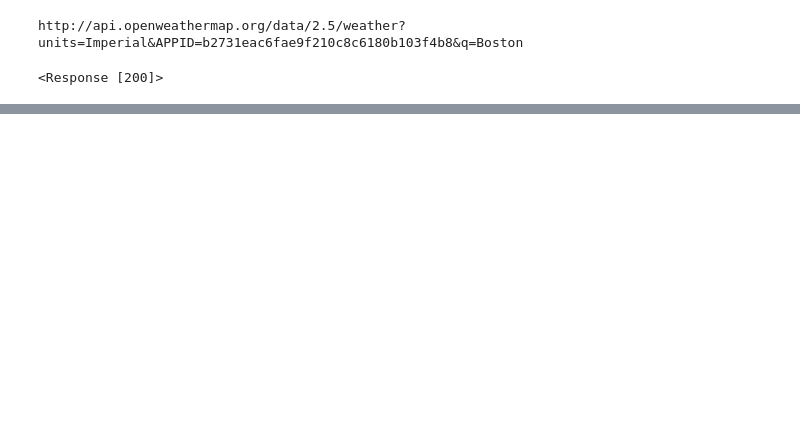
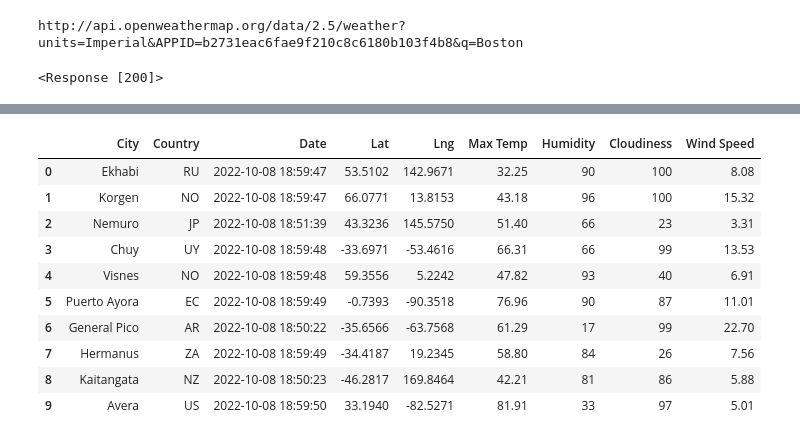
Before and after one commit to SamvsP4K/World_Weather_Analysis, a Jupyter notebook: WeatherPy.ipynb, the cells around one changed output, grey strips where cells are left out. Drawn from its saved outputs; the diff is of its cells as text; code cells hidden in the pictures; blank space fills up the shorter version.

```diff
--- a/WeatherPy.ipynb
+++ b/WeatherPy.ipynb
@@ -183,0 +240,18 @@ city_data_df.head(10)
+# %%
+#Re-ordering columns in DF
+new_column_order = ["City","Country","Date","Lat","Lng","Max Temp","Humidity","Cloudiness","Wind Speed"]
+city_data_df = city_data_df[new_column_order]
+# %%
+city_data_df.head(10)
+# %% [output]
+|  | City | Country | Date | Lat | Lng | Max Temp | Humidity | Cloudiness | Wind Speed |
+| 0 | Ekhabi | RU | 2022-10-08 18:59:47 | 53.5102 | 142.9671 | 32.25 | 90 | 100 | 8.08 |
+| 1 | Korgen | NO | 2022-10-08 18:59:47 | 66.0771 | 13.8153 | 43.18 | 96 | 100 | 15.32 |
+| 2 | Nemuro | JP | 2022-10-08 18:51:39 | 43.3236 | 145.5750 | 51.40 | 66 | 23 | 3.31 |
+| 3 | Chuy | UY | 2022-10-08 18:59:48 | -33.6971 | -53.4616 | 66.31 | 66 | 99 | 13.53 |
+| 4 | Visnes | NO | 2022-10-08 18:59:48 | 59.3556 | 5.2242 | 47.82 | 93 | 40 | 6.91 |
+| 5 | Puerto Ayora | EC | 2022-10-08 18:59:49 | -0.7393 | -90.3518 | 76.96 | 90 | 87 | 11.01 |
+| 6 | General Pico | AR | 2022-10-08 18:50:22 | -35.6566 | -63.7568 | 61.29 | 17 | 99 | 22.70 |
+| 7 | Hermanus | ZA | 2022-10-08 18:59:49 | -34.4187 | 19.2345 | 58.80 | 84 | 26 | 7.56 |
+| 8 | Kaitangata | NZ | 2022-10-08 18:50:23 | -46.2817 | 169.8464 | 42.21 | 81 | 86 | 5.88 |
+| 9 | Avera | US | 2022-10-08 18:59:50 | 33.1940 | -82.5271 | 81.91 | 33 | 97 | 5.01 |
```
Also changed, not shown: parts of 12 cells of this notebook, 1 other file.
